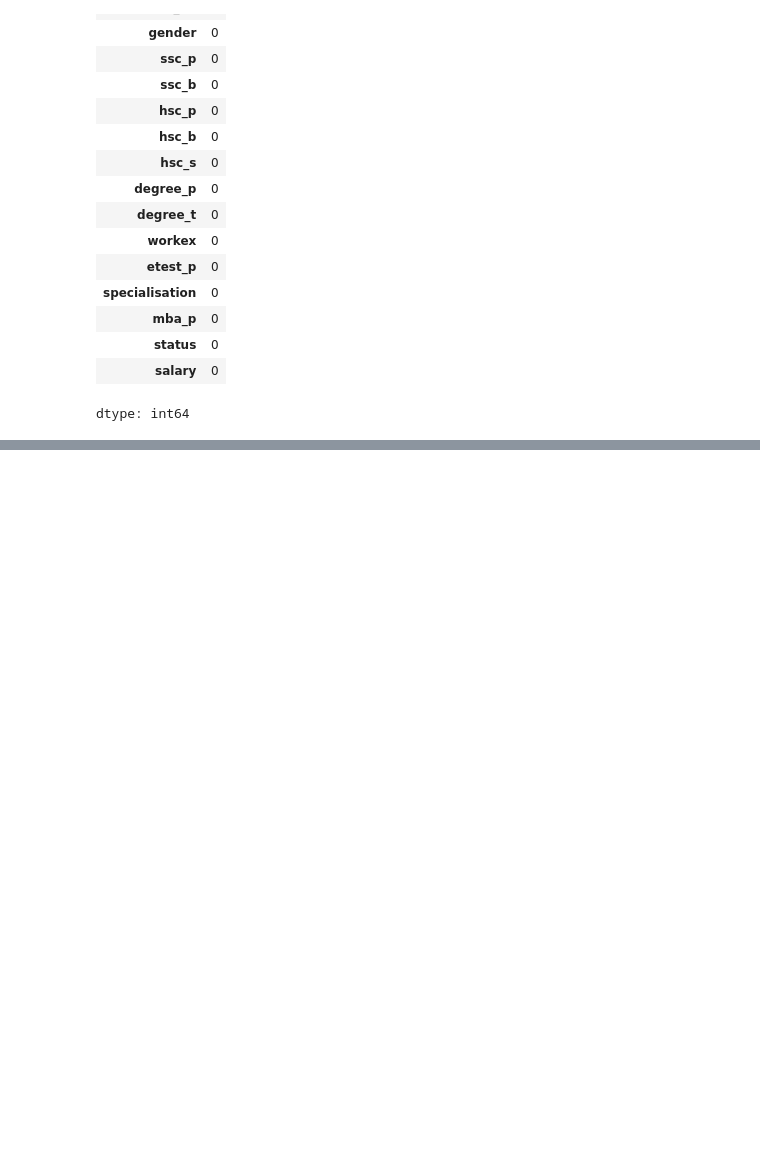
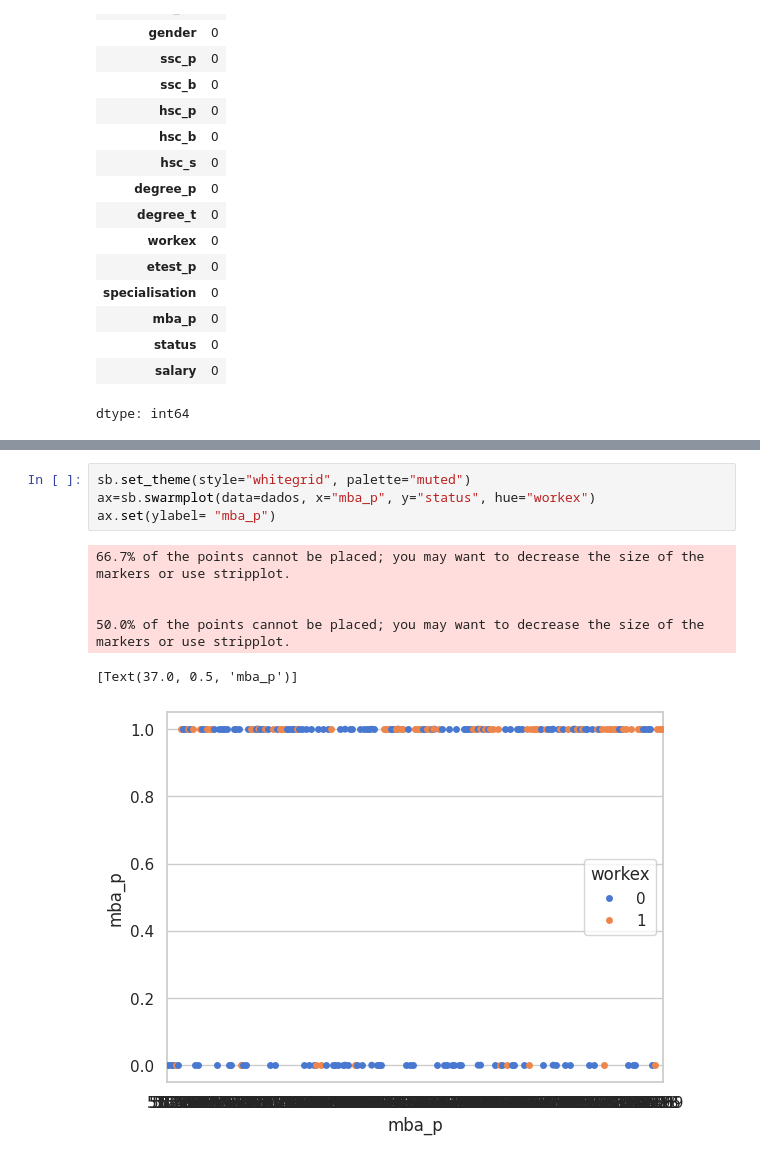
Before and after one commit to GustavoMiec/KNN_SVM_POS, a Jupyter notebook: KNN_SVM.ipynb, the cells around one changed output, grey strips where cells are left out. Cells and saved outputs as stored; diff of their text form; blank space fills up the shorter version.

```diff
--- a/KNN_SVM.ipynb
+++ b/KNN_SVM.ipynb
@@ -159,0 +185,11 @@ sb.histplot(data=dados, x="salary")
+# %%
+sb.set_theme(style="whitegrid", palette="muted")
+ax=sb.swarmplot(data=dados, x="mba_p", y="status", hue="workex")
+ax.set(ylabel= "mba_p")
+# %% [output]
+66.7% of the points cannot be placed; you may want to decrease the size of the markers or use stripplot.
+
+
+50.0% of the points cannot be placed; you may want to decrease the size of the markers or use stripplot.
+[Text(37.0, 0.5, 'mba_p')]
+[figure, added]
```
Also changed, not shown: parts of 44 cells of this notebook.
